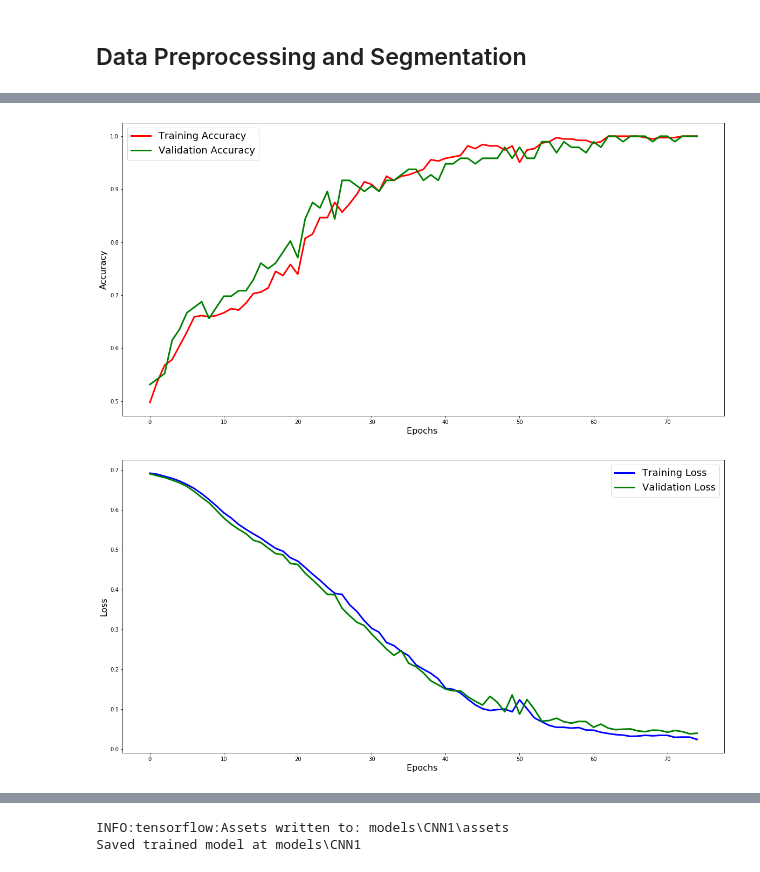
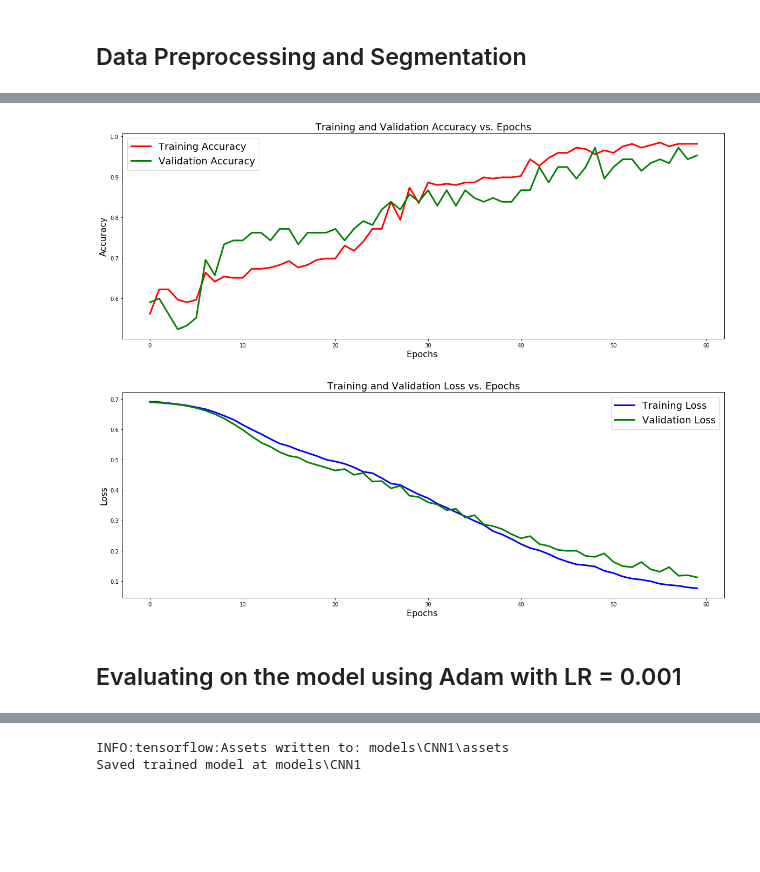
Before and after one commit to Assassinsarms/Classification-of-AF-Onset-from-ECG-data-using-a-1D-Convolutional-Neural-Network-and-Random-Forest, a Jupyter notebook: Aaron_Mir_INM701_Coursework.ipynb, the cells around one changed output, grey strips where cells are left out. Saved outputs shown, nothing was run; the diff lists cells and outputs as text; code cells hidden in the pictures; blank space fills up the shorter version.

```diff
--- a/Aaron_Mir_INM701_Coursework.ipynb
+++ b/Aaron_Mir_INM701_Coursework.ipynb
@@ -206,0 +279,7 @@ _________________________________________________________________
+# %%
+optimizer = keras.optimizers.Adam(lr=0.001)
+model.compile(loss='binary_crossentropy',
+              optimizer=optimizer,
+              metrics=['accuracy'])
+es = EarlyStopping(monitor='val_loss', mode='min', verbose=1, patience=10)
+history = model.fit(X_train, y_train, batch_size=64, epochs=50, validation_data=(X_val,y_val), callbacks=[es])
@@ -206,0 +328,7 @@ _________________________________________________________________
+# %%
+optimizer = keras.optimizers.Adam(lr=0.001)
+model.compile(loss='binary_crossentropy',
+              optimizer=optimizer,
+              metrics=['accuracy'])
+es = EarlyStopping(monitor='val_loss', mode='min', verbose=1, patience=10)
+history = model.fit(X_train, y_train, batch_size=64, epochs=50, validation_data=(X_val,y_val), callbacks=[es])
@@ -206,0 +377,7 @@ _________________________________________________________________
+# %%
+optimizer = keras.optimizers.Adam(lr=0.0005)
+model.compile(loss='binary_crossentropy',
+              optimizer=optimizer,
+              metrics=['accuracy'])
+es = EarlyStopping(monitor='val_loss', mode='min', verbose=1, patience=10)
+history = model.fit(X_train, y_train, batch_size=64, epochs=100, validation_data=(X_val,y_val), callbacks=[es])
@@ -207,7 +426,8 @@ _________________________________________________________________
 # %%
-optimizer = keras.optimizers.SGD(lr=0.009, momentum=0.9) # 0.09, 0.9 #lr=0.005, momentum=0.9 #lr=0.001, momentum=0.9
+optimizer = keras.optimizers.SGD(lr=0.01, momentum=0.9)
 model.compile(loss='binary_crossentropy',
               optimizer=optimizer,
               metrics=['accuracy'])
-history = model.fit(X_train, y_train, batch_size=64, epochs=80, validation_data=(X_val,y_val))
+es = EarlyStopping(monitor='val_loss', mode='min', verbose=1, patience=10)
+history3 = model.fit(X_train, y_train, batch_size=64, epochs=50, validation_data=(X_val,y_val), callbacks=[es])
 # %% [output]
@@ -231,20 +451,24 @@ Epoch 75/75
 # %%
 plt.figure(figsize=(20, 7))
 plt.plot(history.history['accuracy'], 'r', linewidth=3.0, label='Training Accuracy')
 plt.plot(history.history['val_accuracy'], 'g', linewidth=3.0, label='Validation Accuracy')
+plt.title('Training and Validation Accuracy vs. Epochs', fontsize=18)
 plt.xlabel('Epochs ', fontsize=16)
 plt.ylabel('Accuracy', fontsize=16)
 plt.legend(fontsize=18)
 plt.show()
 # %% [output]
-[figure, old version]
+[figure, new version]
 # %%
 plt.figure(figsize=(20, 7))
 plt.plot(history.history['loss'], 'b', linewidth=3.0, label='Training Loss')
 plt.plot(history.history['val_loss'], 'g', linewidth=3.0, label='Validation Loss')
+plt.title('Training and Validation Loss vs. Epochs', fontsize=18)
 plt.legend(fontsize=18)
 plt.xlabel('Epochs ', fontsize=16)
 plt.ylabel('Loss', fontsize=16)
 plt.show()
 # %% [output]
-[figure, old version]
+[figure, new version]
+# %% [markdown]
+## Evaluating on the model using Adam with LR = 0.001
```
Also changed, not shown: parts of 75 cells of this notebook, 22 other files.
